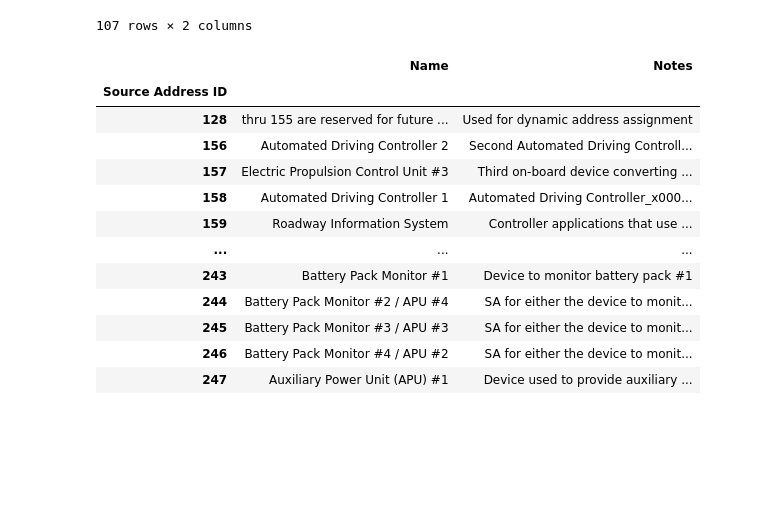
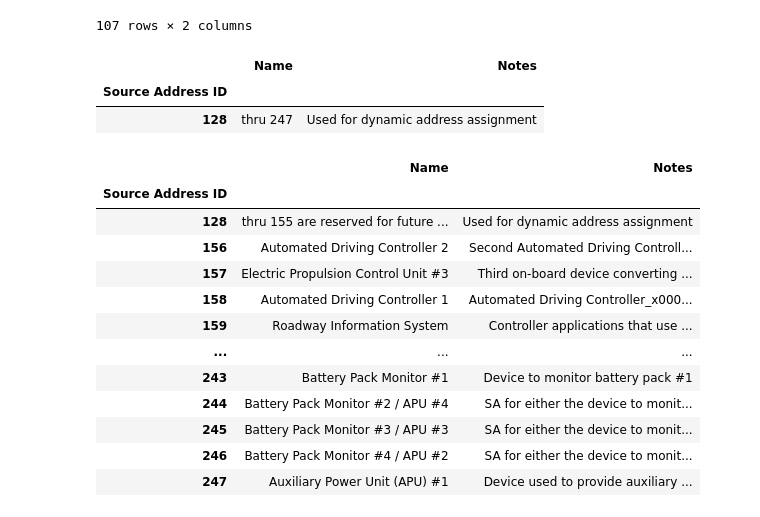
Before and after one commit to SystemsCyber/J1939DB, a Jupyter notebook: J1939 Digital Annex to JSON.ipynb, the cells around one changed output. Cells and saved outputs as stored; diff of their text form; code cells hidden in the pictures; blank space fills up the shorter version.

```diff
--- a/J1939 Digital Annex to JSON.ipynb
+++ b/J1939 Digital Annex to JSON.ipynb
@@ -438,3 +508,9 @@ global_sa_df
 | 254 | Null Address | The NULL address is only for use ... |
 | 255 | GLOBAL (All-Any Node) | The Global address is only is per... |
 107 rows × 2 columns
+# %%
+global_sa_df.loc[[128]]
+# %% [output]
+|  | Name | Notes |
+| Source Address ID |  |  |
+| 128 | thru 247 | Used for dynamic address assignment |
```
Also changed, not shown: parts of 35 cells of this notebook, 1 other file.
